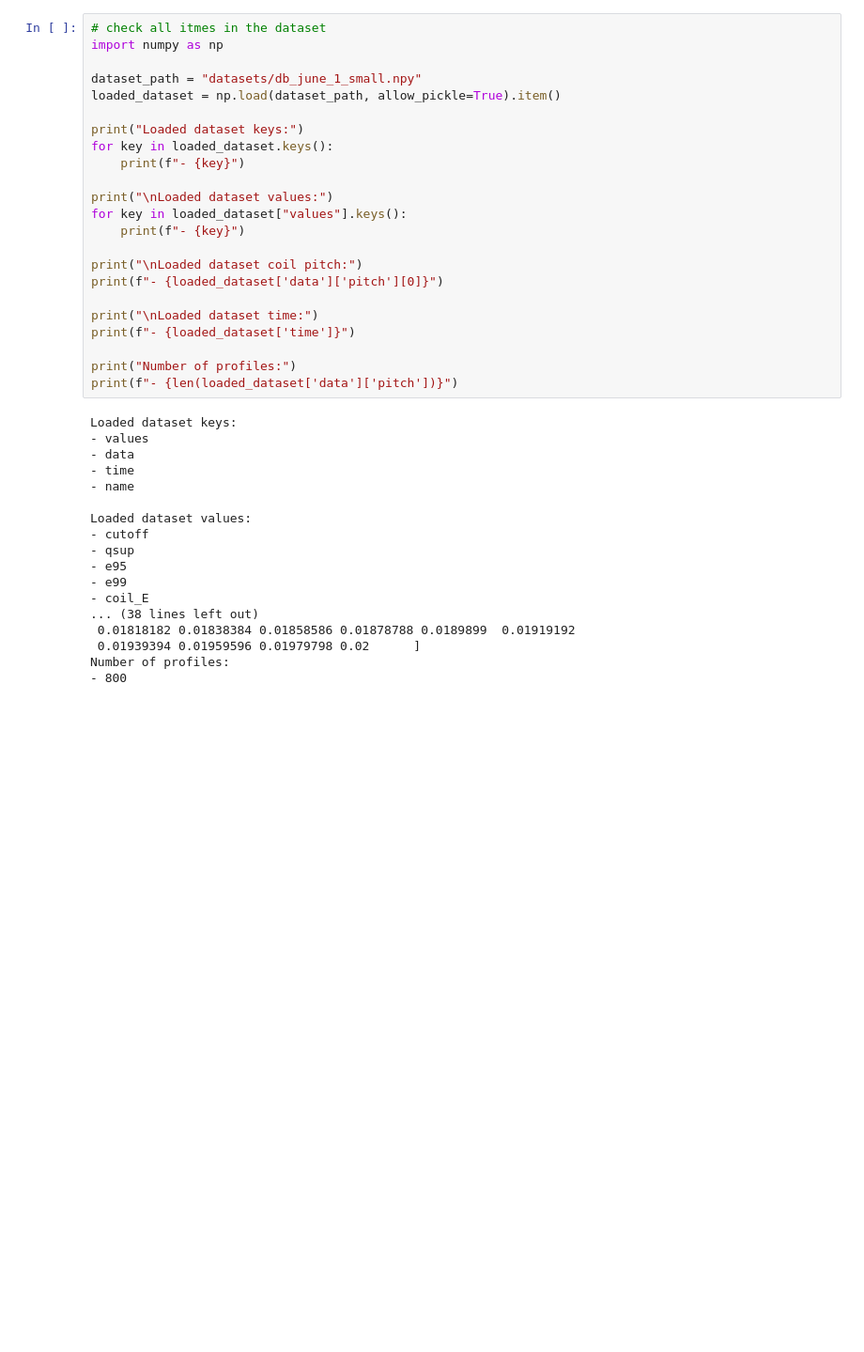
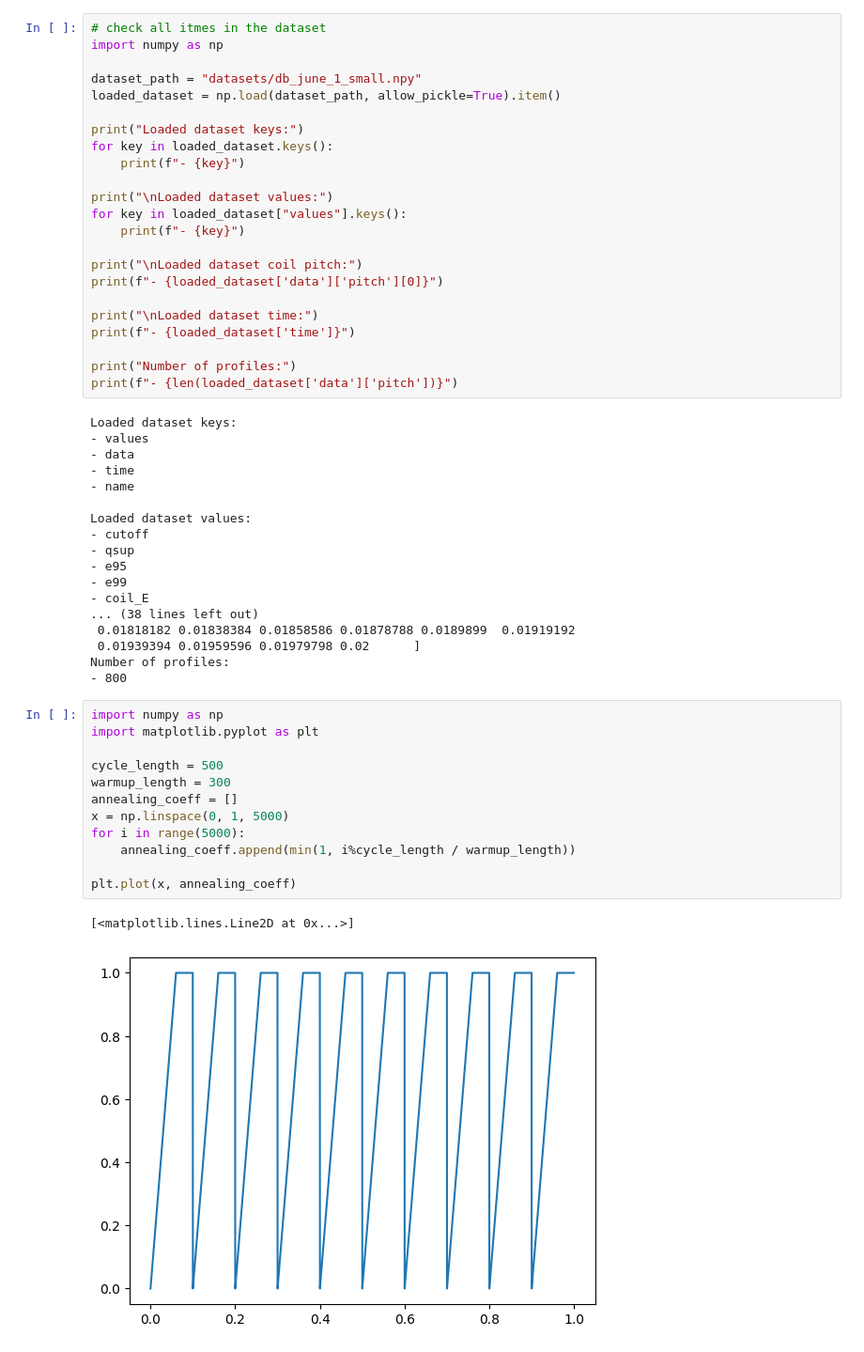
Before and after one commit to Morad28/VAEtoolkit, a Jupyter notebook: tests.ipynb, the cells around one changed output. Shown at 94% size. Drawn from its saved outputs; the diff is of its cells as text; blank space fills up the shorter version.

Commit message:
monotonic and cyclical annealing for kl_loss

```diff
--- a/tests.ipynb
+++ b/tests.ipynb
@@ -91,3 +91,18 @@ Loaded dataset values:
  0.01939394 0.01959596 0.01979798 0.02      ]
 Number of profiles:
 - 800
+# %%
+import numpy as np
+import matplotlib.pyplot as plt
+
+cycle_length = 500
+warmup_length = 300
+annealing_coeff = []
+x = np.linspace(0, 1, 5000)
+for i in range(5000):
+    annealing_coeff.append(min(1, i%cycle_length / warmup_length))
+
+plt.plot(x, annealing_coeff)
+# %% [output]
+[<matplotlib.lines.Line2D at 0x...>]
+[figure, added]
```
Also changed, not shown: 4 other files.
